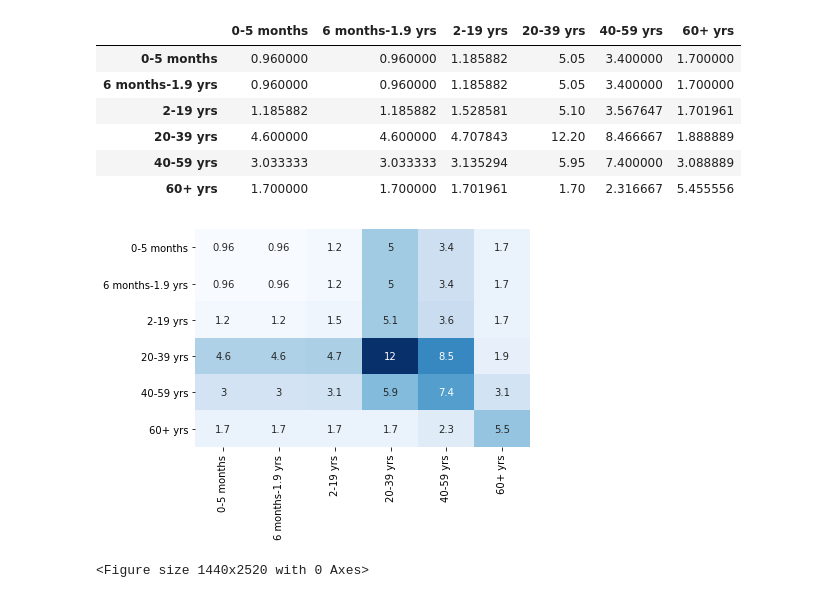
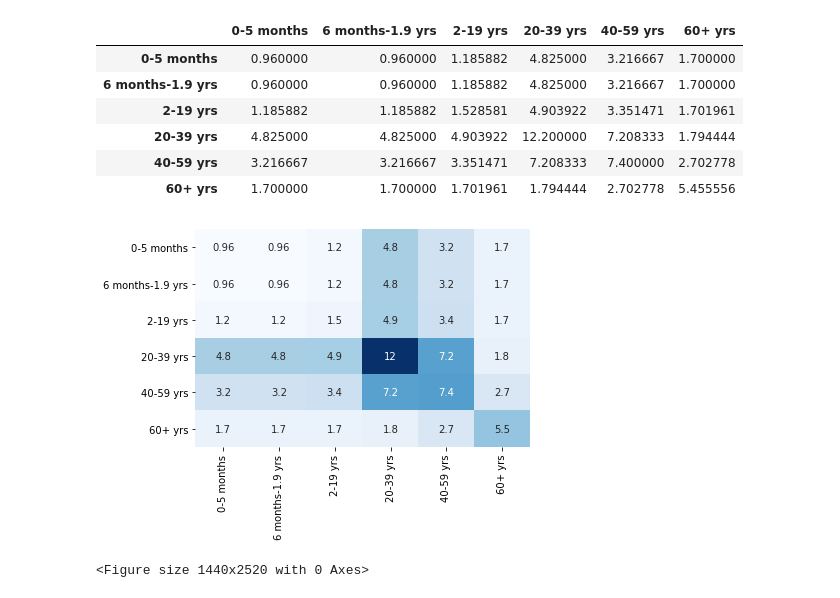
Before and after one commit to seibikobara/570_project, a Jupyter notebook: contact_matrix.ipynb, the cells around one changed output. Cells and saved outputs as stored; diff of their text form; code cells hidden in the pictures.

Commit message:
update contact matrix

```diff
--- a/contact_matrix.ipynb
+++ b/contact_matrix.ipynb
@@ -234,0 +251,7 @@ for i in range(6):
+# %%
+# make it symmetric
+M=np.zeros((6,6))
+# %%
+for i in range(6):
+    for j in range(6):
+        M[i,j]=(B[i,j]+B[j,i])/2
@@ -234,0 +273,3 @@ for i in range(6):
+# %%
+output_M=pd.DataFrame(M)
+output_M
@@ -248,27 +286,27 @@ output_B
 # %%
-output_B.columns=["0-5 months","6 months-1.9 yrs", "2-19 yrs","20-39 yrs","40-59 yrs","60+ yrs"]
-output_B.set_axis(["0-5 months","6 months-1.9 yrs", "2-19 yrs","20-39 yrs","40-59 yrs","60+ yrs"],axis=0)
+output_M.columns=["0-5 months","6 months-1.9 yrs", "2-19 yrs","20-39 yrs","40-59 yrs","60+ yrs"]
+output_M.set_axis(["0-5 months","6 months-1.9 yrs", "2-19 yrs","20-39 yrs","40-59 yrs","60+ yrs"],axis=0)
 # %% [output]
 |  | 0-5 months | 6 months-1.9 yrs | 2-19 yrs | 20-39 yrs | 40-59 yrs | 60+ yrs |
-| 0-5 months | 0.960000 | 0.960000 | 1.185882 | 5.05 | 3.400000 | 1.700000 |
-| 6 months-1.9 yrs | 0.960000 | 0.960000 | 1.185882 | 5.05 | 3.400000 | 1.700000 |
-| 2-19 yrs | 1.185882 | 1.185882 | 1.528581 | 5.10 | 3.567647 | 1.701961 |
-| 20-39 yrs | 4.600000 | 4.600000 | 4.707843 | 12.20 | 8.466667 | 1.888889 |
-| 40-59 yrs | 3.033333 | 3.033333 | 3.135294 | 5.95 | 7.400000 | 3.088889 |
-| 60+ yrs | 1.700000 | 1.700000 | 1.701961 | 1.70 | 2.316667 | 5.455556 |
+| 0-5 months | 0.960000 | 0.960000 | 1.185882 | 4.825000 | 3.216667 | 1.700000 |
+| 6 months-1.9 yrs | 0.960000 | 0.960000 | 1.185882 | 4.825000 | 3.216667 | 1.700000 |
+| 2-19 yrs | 1.185882 | 1.185882 | 1.528581 | 4.903922 | 3.351471 | 1.701961 |
+| 20-39 yrs | 4.825000 | 4.825000 | 4.903922 | 12.200000 | 7.208333 | 1.794444 |
+| 40-59 yrs | 3.216667 | 3.216667 | 3.351471 | 7.208333 | 7.400000 | 2.702778 |
+| 60+ yrs | 1.700000 | 1.700000 | 1.701961 | 1.794444 | 2.702778 | 5.455556 |
 # %%
 import matplotlib.pyplot as plt
 import seaborn as sb
 # %%
 # plot heatmap
 # label
 x_axis_labels=["0-5 months","6 months-1.9 yrs", "2-19 yrs","20-39 yrs","40-59 yrs","60+ yrs"]
 y_axis_labels=["0-5 months","6 months-1.9 yrs", "2-19 yrs","20-39 yrs","40-59 yrs","60+ yrs"]
-figure_=sb.heatmap(output_B, cmap="Blues",
+figure_=sb.heatmap(output_M, cmap="Blues",
            annot=True,xticklabels=x_axis_labels,yticklabels=y_axis_labels, cbar=False)
 plt.figure(figsize=(20,35))
 output_figure=figure_.get_figure()
-output_figure.savefig('our_coontact_matrix.png', dpi=1200)
+output_figure.savefig('our_contact_matrix.png', dpi=1200)
 # %% [output]
-[figure, old version]
+[figure, new version]
 <Figure size 1440x2520 with 0 Axes>
```
Also changed, not shown: parts of 19 cells of this notebook, 2 other files.
